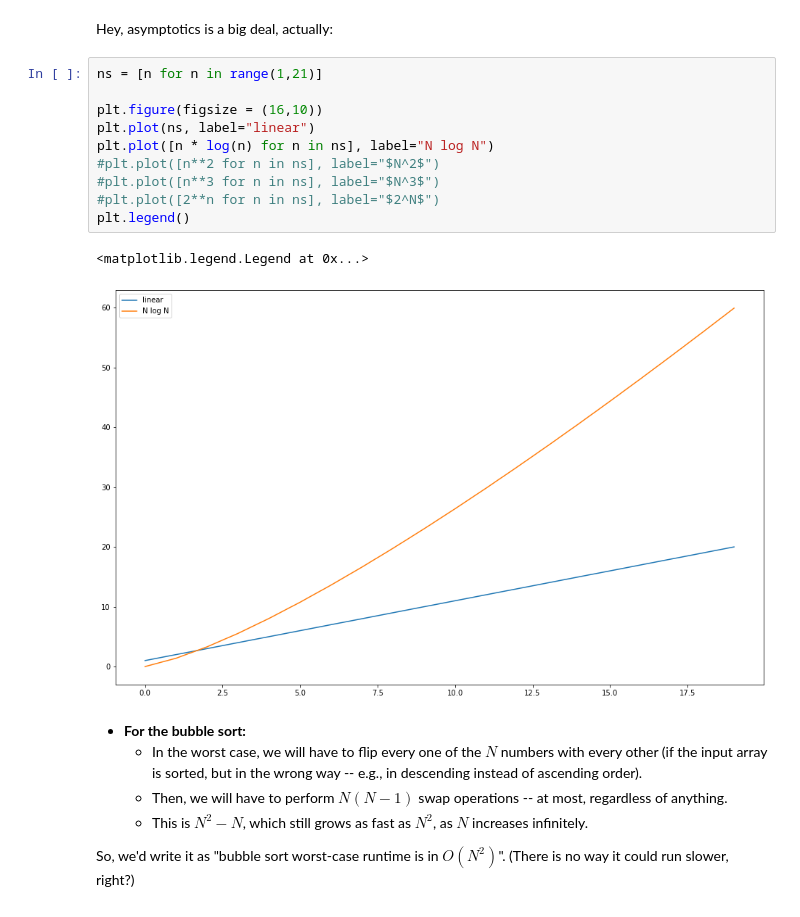
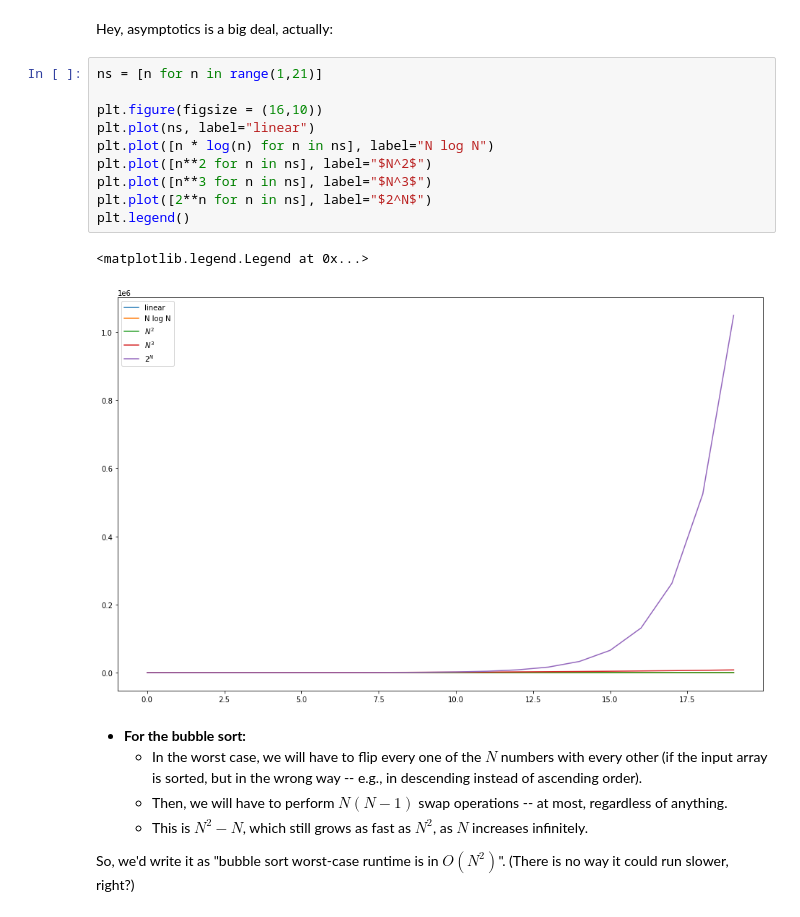
Before and after one commit to alex-bochkarev/SMTB-Algo, a Jupyter notebook: 2020-07_SMTB_Algo_AB.ipynb, the cells around one changed output. Saved outputs shown, nothing was run; the diff lists cells and outputs as text.

```diff
--- a/2020-07_SMTB_Algo_AB.ipynb
+++ b/2020-07_SMTB_Algo_AB.ipynb
@@ -473,16 +473,16 @@ Hey, asymptotics is a big deal, actually:
 # %%
 ns = [n for n in range(1,21)]
 
 plt.figure(figsize = (16,10))
 plt.plot(ns, label="linear")
 plt.plot([n * log(n) for n in ns], label="N log N")
-#plt.plot([n**2 for n in ns], label="$N^2$")
-#plt.plot([n**3 for n in ns], label="$N^3$")
-#plt.plot([2**n for n in ns], label="$2^N$")
+plt.plot([n**2 for n in ns], label="$N^2$")
+plt.plot([n**3 for n in ns], label="$N^3$")
+plt.plot([2**n for n in ns], label="$2^N$")
 plt.legend()
 # %% [output]
 <matplotlib.legend.Legend at 0x...>
-[figure, old version]
+[figure, new version]
 # %% [markdown]
 - **For the bubble sort:**
     + In the worst case, we will have to flip every one of the $N$ numbers with every other (if the input array is sorted, but in the wrong way -- e.g., in descending instead of ascending order).
```
Also changed, not shown: parts of 11 cells of this notebook, 2 other files.
